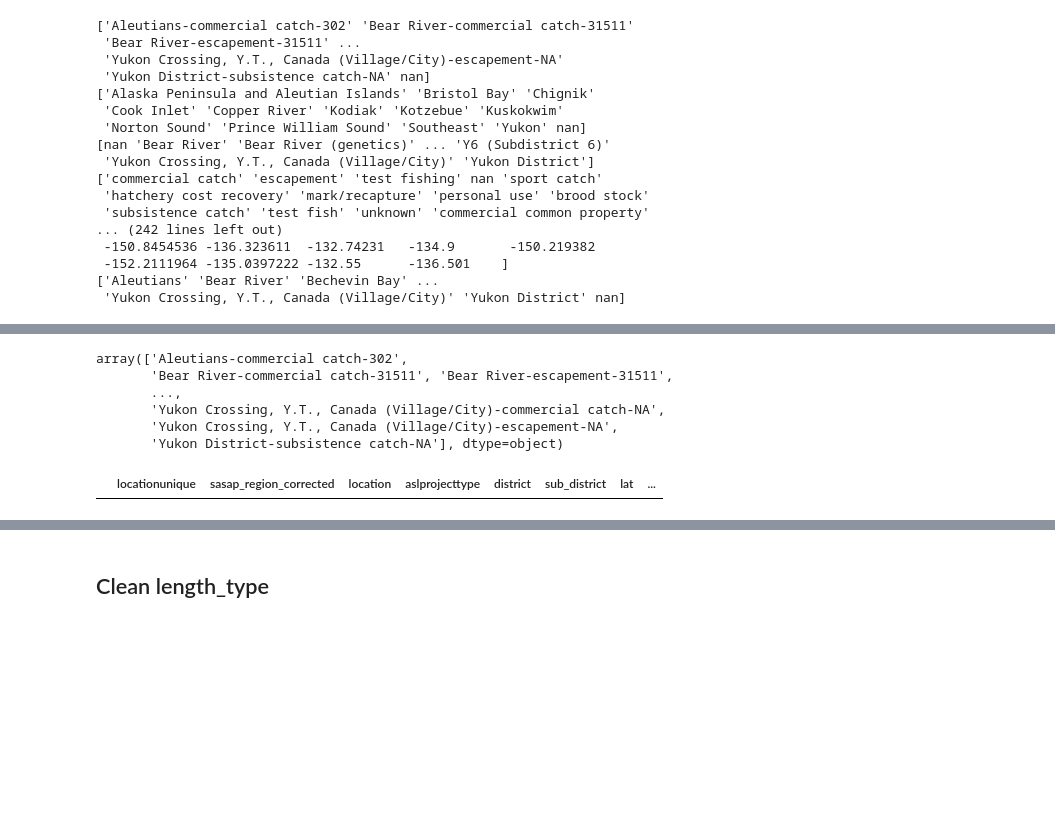
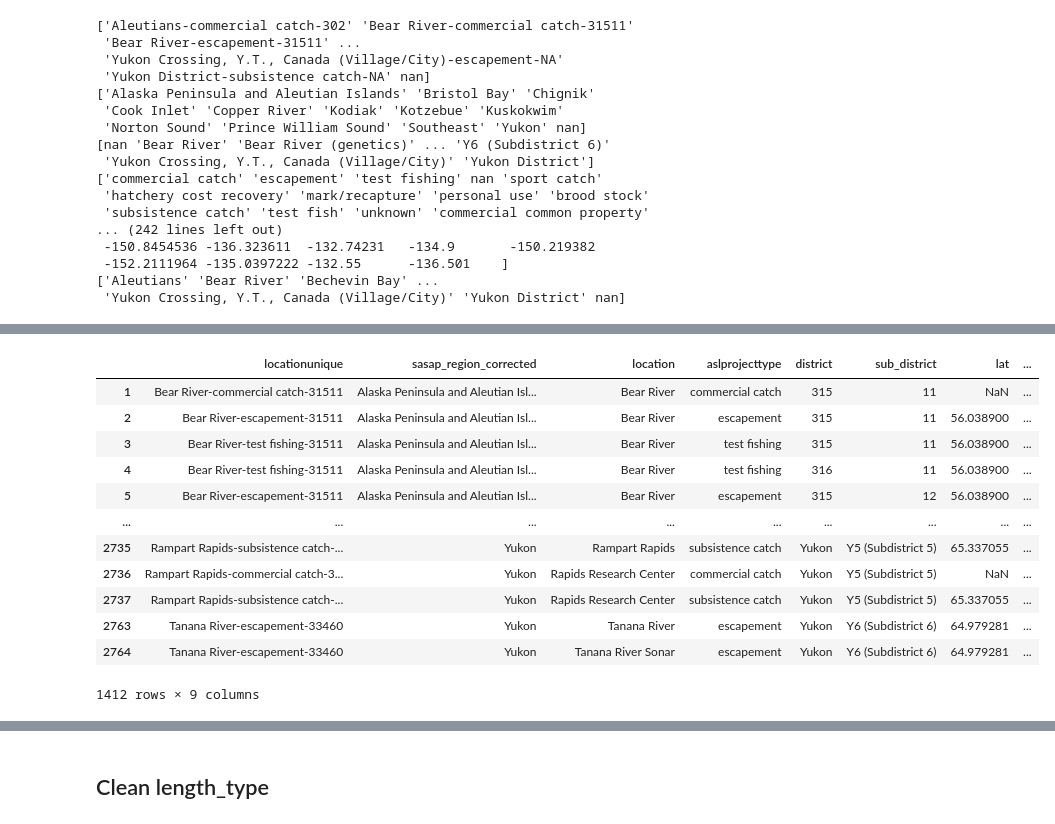
Before and after one commit to sofiiir/eds213-finalproject, a Jupyter notebook: alaska-salmon-master-cleaning.ipynb, the cells around one changed output, grey strips where cells are left out. Saved outputs shown, nothing was run; the diff lists cells and outputs as text; code cells hidden in the pictures; blank space fills up the shorter version.

```diff
--- a/alaska-salmon-master-cleaning.ipynb
+++ b/alaska-salmon-master-cleaning.ipynb
@@ -407,13 +335,18 @@ location.dropna(subset = ['locationunique'], inplace=True)
-# %%
-location['locationunique'].unique()
-# %% [output]
-array(['Aleutians-commercial catch-302',
-       'Bear River-commercial catch-31511', 'Bear River-escapement-31511',
-       ...,
-       'Yukon Crossing, Y.T., Canada (Village/City)-commercial catch-NA',
-       'Yukon Crossing, Y.T., Canada (Village/City)-escapement-NA',
-       'Yukon District-subsistence catch-NA'], dtype=object)
-# %%
-location[location['locationunique'].isnull()]
-# %% [output]
-|  | locationunique | sasap_region_corrected | location | aslprojecttype | district | sub_district | lat | ... |
+# %%
+# view duplicates based on the location unique
+dup_location = location[location.duplicated(subset = ['locationunique'], keep = False)]
+dup_location
+# %% [output]
+|  | locationunique | sasap_region_corrected | location | aslprojecttype | district | sub_district | lat | ... |
+| 1 | Bear River-commercial catch-31511 | Alaska Peninsula and Aleutian Isl... | Bear River | commercial catch | 315 | 11 | NaN | ... |
+| 2 | Bear River-escapement-31511 | Alaska Peninsula and Aleutian Isl... | Bear River | escapement | 315 | 11 | 56.038900 | ... |
+| 3 | Bear River-test fishing-31511 | Alaska Peninsula and Aleutian Isl... | Bear River | test fishing | 315 | 11 | 56.038900 | ... |
+| 4 | Bear River-test fishing-31511 | Alaska Peninsula and Aleutian Isl... | Bear River | test fishing | 316 | 11 | 56.038900 | ... |
+| 5 | Bear River-escapement-31511 | Alaska Peninsula and Aleutian Isl... | Bear River | escapement | 315 | 12 | 56.038900 | ... |
+| ... | ... | ... | ... | ... | ... | ... | ... | ... |
+| 2735 | Rampart Rapids-subsistence catch-... | Yukon | Rampart Rapids | subsistence catch | Yukon | Y5 (Subdistrict 5) | 65.337055 | ... |
+| 2736 | Rampart Rapids-commercial catch-3... | Yukon | Rapids Research Center | commercial catch | Yukon | Y5 (Subdistrict 5) | NaN | ... |
+| 2737 | Rampart Rapids-subsistence catch-... | Yukon | Rapids Research Center | subsistence catch | Yukon | Y5 (Subdistrict 5) | 65.337055 | ... |
+| 2763 | Tanana River-escapement-33460 | Yukon | Tanana River | escapement | Yukon | Y6 (Subdistrict 6) | 64.979281 | ... |
+| 2764 | Tanana River-escapement-33460 | Yukon | Tanana River Sonar | escapement | Yukon | Y6 (Subdistrict 6) | 64.979281 | ... |
+1412 rows × 9 columns
```
Also changed, not shown: parts of 21 cells of this notebook, 2 other files.
